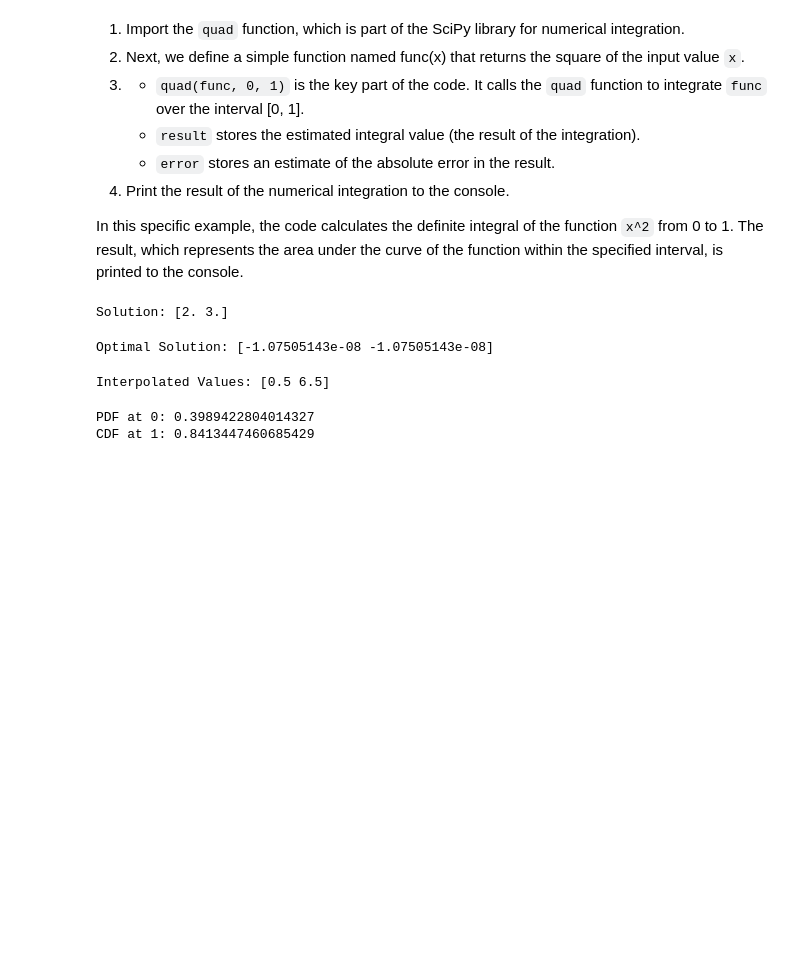
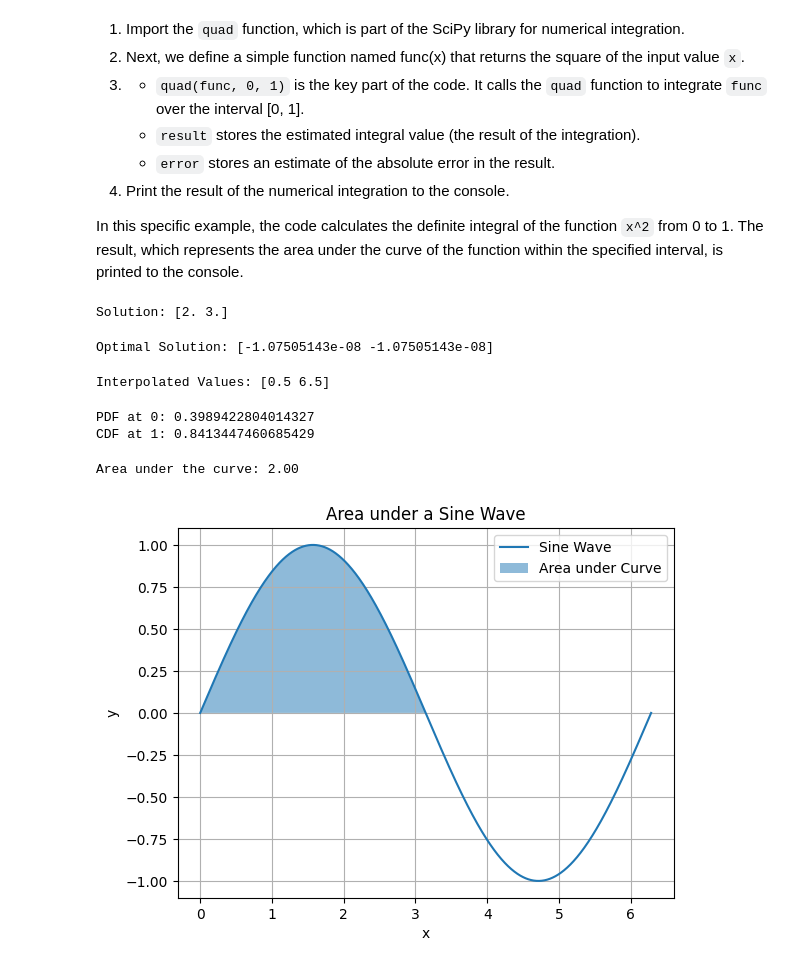
Before and after one commit to ka-de/notebooks, a Jupyter notebook: Python/SciPy.ipynb, the cells around one changed output. Saved outputs shown, nothing was run; the diff lists cells and outputs as text; code cells hidden in the pictures; blank space fills up the shorter version.

```diff
--- a/Python/SciPy.ipynb
+++ b/Python/SciPy.ipynb
@@ -115,3 +218,39 @@ print("CDF at 1:", cdf_value)
 # %% [output]
 PDF at 0: 0.3989422804014327
 CDF at 1: 0.8413447460685429
+# %%
+import scipy.integrate as spi
+import numpy as np
+import matplotlib.pyplot as plt
+
+# Define the function representing the curve (sine wave)
+def f(x):
+    return np.sin(x)
+
+# Define the integration limits
+a = 0  # Lower limit
+b = np.pi  # Upper limit (one full period of the sine wave)
+
+# Calculate the area under the curve using quad
+area, _ = spi.quad(f, a, b)
+
+# Plot the sine wave
+x = np.linspace(0, 2 * np.pi, 1000)
+y = f(x)
+
+plt.plot(x, y, label='Sine Wave')
+plt.fill_between(x, 0, y, where=(x >= a) & (x <= b), alpha=0.5, label='Area under Curve')
+plt.legend()
+plt.xlabel('x')
+plt.ylabel('y')
+plt.title('Area under a Sine Wave')
+plt.grid(True)
+
+# Display the calculated area
+print(f"Area under the curve: {area:.2f}")
+
+# Show the plot
+plt.show()
+# %% [output]
+Area under the curve: 2.00
+[figure, added]
```
Also changed, not shown: parts of 24 cells of this notebook, 5 other files.
